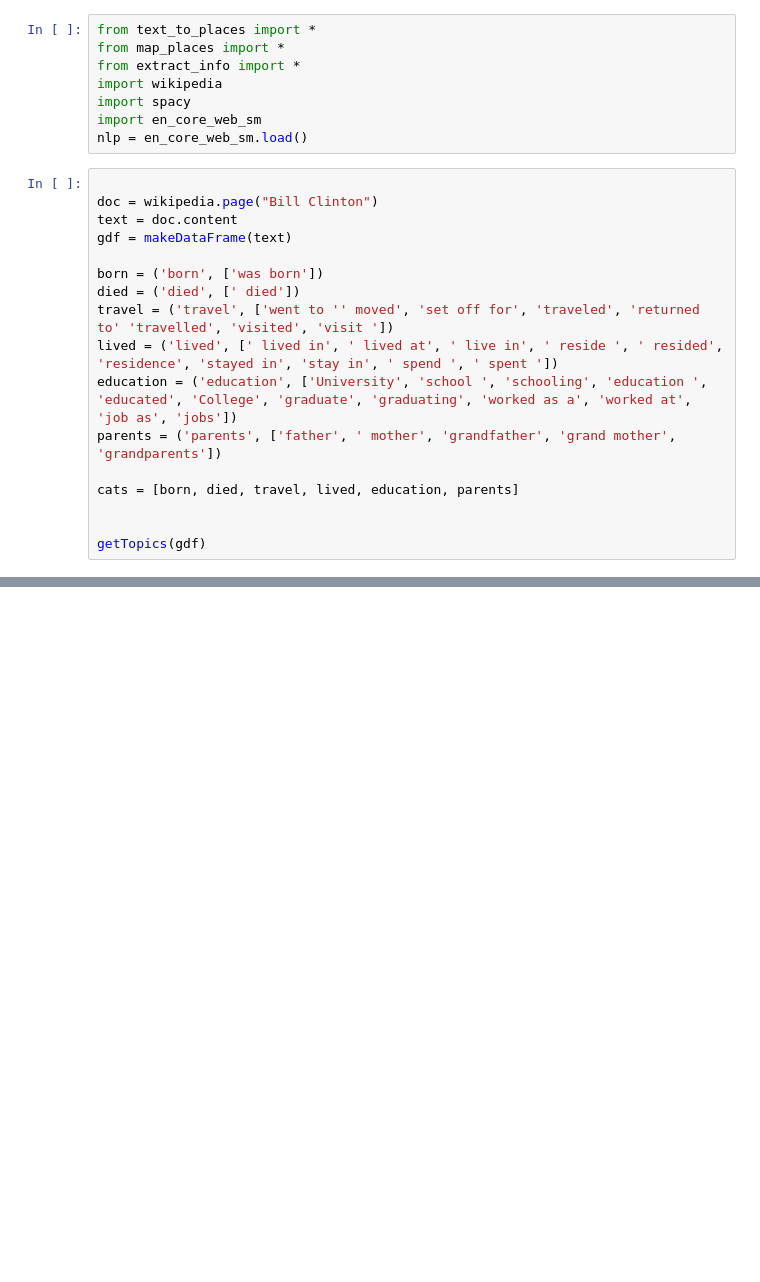
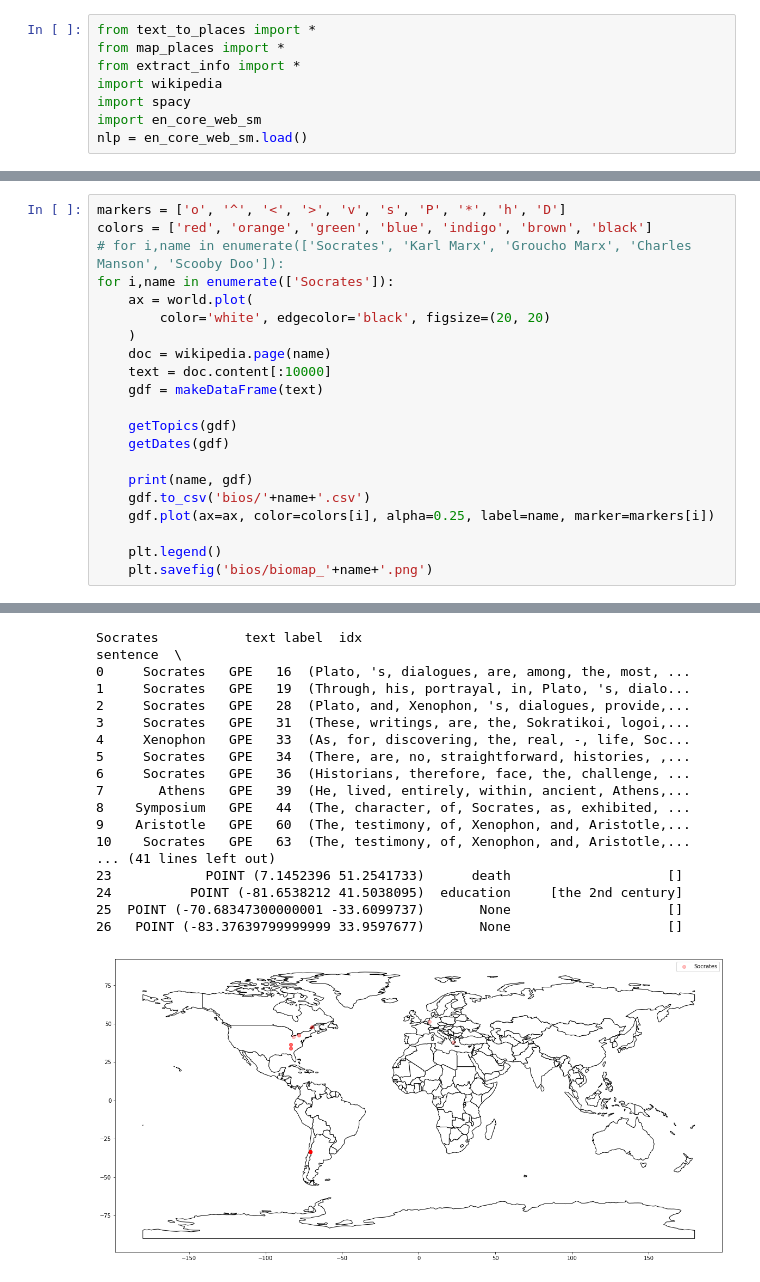
Before and after one commit to dovinmu/auto-map-generation, a Jupyter notebook: 10 bios.ipynb, the cells around one changed output, grey strips where cells are left out. Cells and saved outputs as stored; diff of their text form; blank space fills up the shorter version.

```diff
--- a/10 bios.ipynb
+++ b/10 bios.ipynb
@@ -6,20 +6,3 @@ import wikipedia
 import spacy
 import en_core_web_sm
 nlp = en_core_web_sm.load()
-# %%
-
-doc = wikipedia.page("Bill Clinton")
-text = doc.content
-gdf = makeDataFrame(text)
-
-born = ('born', ['was born'])
-died = ('died', [' died'])
-travel = ('travel', ['went to '' moved', 'set off for', 'traveled', 'returned to' 'travelled', 'visited', 'visit '])
-lived = ('lived', [' lived in', ' lived at', ' live in', ' reside ', ' resided', 'residence', 'stayed in', 'stay in', ' spend ', ' spent '])
-education = ('education', ['University', 'school ', 'schooling', 'education ', 'educated', 'College', 'graduate', 'graduating', 'worked as a', 'worked at', 'job as', 'jobs'])
-parents = ('parents', ['father', ' mother', 'grandfather', 'grand mother', 'grandparents'])
-
-cats = [born, died, travel, lived, education, parents]
-
-
-getTopics(gdf)
@@ -65,0 +9,22 @@ See the caveats in the documentation: http://pandas.pydata.org/pandas-docs/stabl
+# %%
+markers = ['o', '^', '<', '>', 'v', 's', 'P', '*', 'h', 'D']
+colors = ['red', 'orange', 'green', 'blue', 'indigo', 'brown', 'black']
+# for i,name in enumerate(['Socrates', 'Karl Marx', 'Groucho Marx', 'Charles Manson', 'Scooby Doo']):
+for i,name in enumerate(['Socrates']):
+    ax = world.plot(
+        color='white', edgecolor='black', figsize=(20, 20)
+    )
+    doc = wikipedia.page(name)
+    text = doc.content[:10000]
+    gdf = makeDataFrame(text)
+
+    getTopics(gdf)
+    getDates(gdf)
+
+    print(name, gdf)
+    gdf.to_csv('bios/'+name+'.csv')
+    gdf.plot(ax=ax, color=colors[i], alpha=0.25, label=name, marker=markers[i])
+
+    plt.legend()
+    plt.savefig('bios/biomap_'+name+'.png')
+# %% [output]
@@ -65,0 +39,18 @@ See the caveats in the documentation: http://pandas.pydata.org/pandas-docs/stabl
+Socrates           text label  idx                                           sentence  \
+0     Socrates   GPE   16  (Plato, 's, dialogues, are, among, the, most, ...
+1     Socrates   GPE   19  (Through, his, portrayal, in, Plato, 's, dialo...
+2     Socrates   GPE   28  (Plato, and, Xenophon, 's, dialogues, provide,...
+3     Socrates   GPE   31  (These, writings, are, the, Sokratikoi, logoi,...
+4     Xenophon   GPE   33  (As, for, discovering, the, real, -, life, Soc...
+5     Socrates   GPE   34  (There, are, no, straightforward, histories, ,...
+6     Socrates   GPE   36  (Historians, therefore, face, the, challenge, ...
+7       Athens   GPE   39  (He, lived, entirely, within, ancient, Athens,...
+8    Symposium   GPE   44  (The, character, of, Socrates, as, exhibited, ...
+9    Aristotle   GPE   60  (The, testimony, of, Xenophon, and, Aristotle,...
+10    Socrates   GPE   63  (The, testimony, of, Xenophon, and, Aristotle,...
+... (41 lines left out)
+23            POINT (7.1452396 51.2541733)      death                    []
+24          POINT (-81.6538212 41.5038095)  education     [the 2nd century]
+25  POINT (-70.68347300000001 -33.6099737)       None                    []
+26   POINT (-83.37639799999999 33.9597677)       None                    []
+[figure, added]
```
Also changed, not shown: parts of 2 cells of this notebook, 2 other files.
